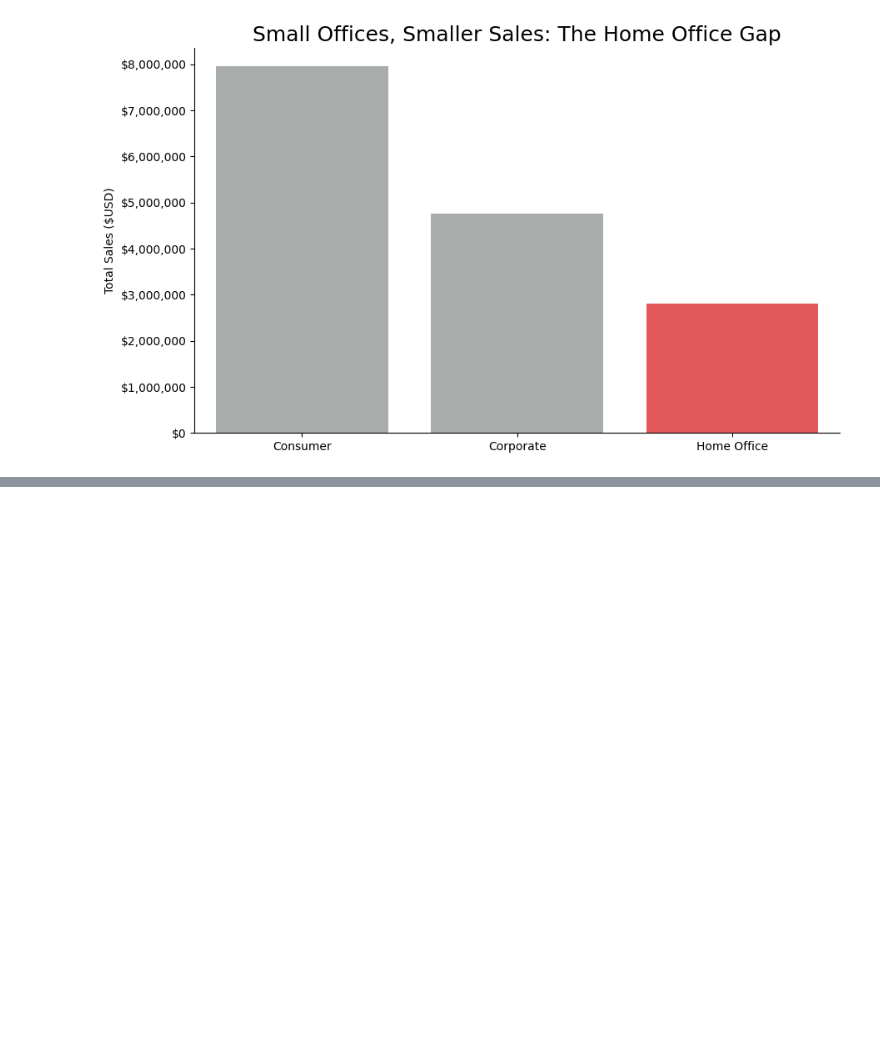
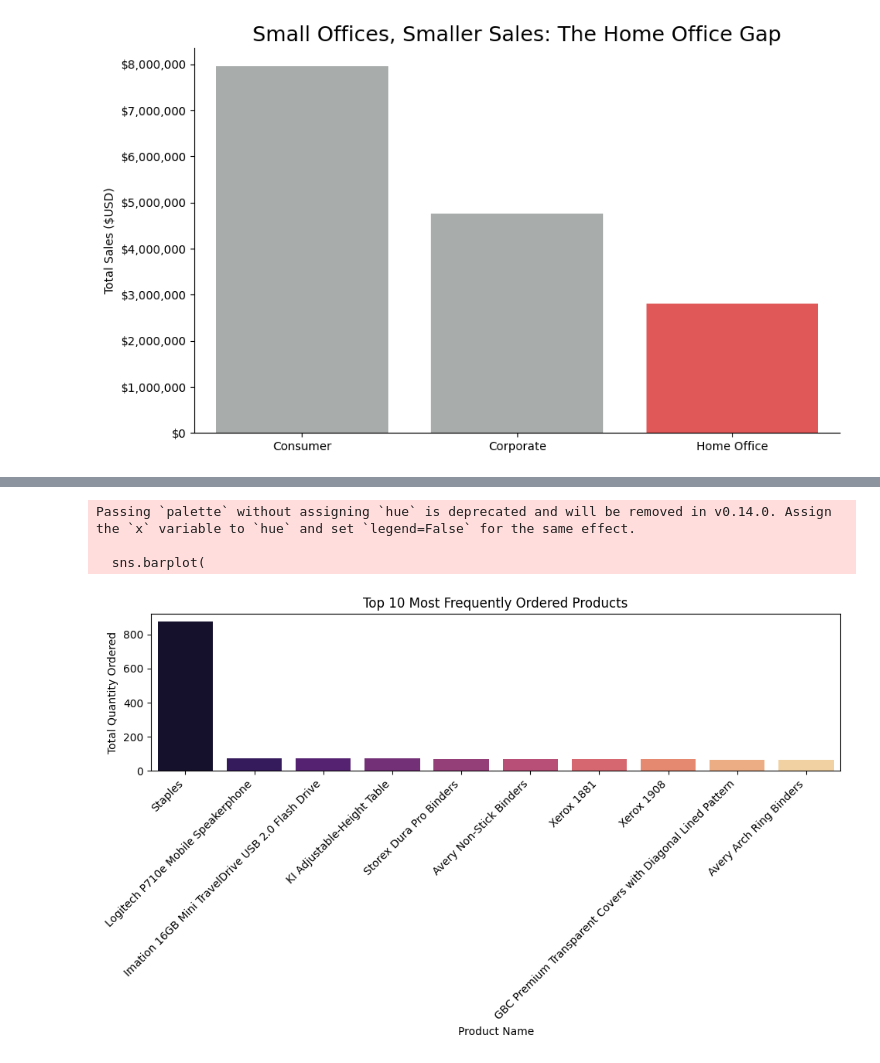
Before and after one commit to Kat910/DA_M3_W4_Workflow, a Jupyter notebook: notebooks/superstore_sales_workflow.ipynb, the cells around one changed output, grey strips where cells are left out. Saved outputs shown, nothing was run; the diff lists cells and outputs as text; code cells hidden in the pictures; blank space fills up the shorter version.

```diff
--- a/notebooks/superstore_sales_workflow.ipynb
+++ b/notebooks/superstore_sales_workflow.ipynb
@@ -479,0 +500,32 @@ plt.show()
+# %%
+# visualization two code here
+# --- Find the most frequently ordered products ---
+# Merge order details with product info to get product names and quantities
+product_orders = (
+    order_details_df
+    .merge(products_df, on='product_id')                 # Adds product name/category info
+    .groupby('product_name', as_index=False)['Quantity'] # Group by product
+    .sum()                                               # Sum total quantities ordered
+    .sort_values('Quantity', ascending=False)            # Sort highest to lowest
+    .head(10)                                            # Take top 10 most ordered products
+)
+
+# --- Create vertical bar chart ---
+plt.figure(figsize=(10,6))                               # Set chart size
+sns.barplot(
+    data=product_orders,
+    x='product_name',
+    y='Quantity',
+    palette='magma'
+)
+plt.title("Top 10 Most Frequently Ordered Products")     # Chart title
+plt.xlabel("Product Name")                               # X-axis label
+plt.ylabel("Total Quantity Ordered")                     # Y-axis label
+plt.xticks(rotation=45, ha='right')                      # Rotate product names for readability
+plt.tight_layout()                                       # Prevent label cutoff
+plt.show()                                               # Display the chart
+# %% [output]
+Passing `palette` without assigning `hue` is deprecated and will be removed in v0.14.0. Assign the `x` variable to `hue` and set `legend=False` for the same effect.
+
+  sns.barplot(
+[figure, added]
```
Also changed, not shown: parts of 12 cells of this notebook.
